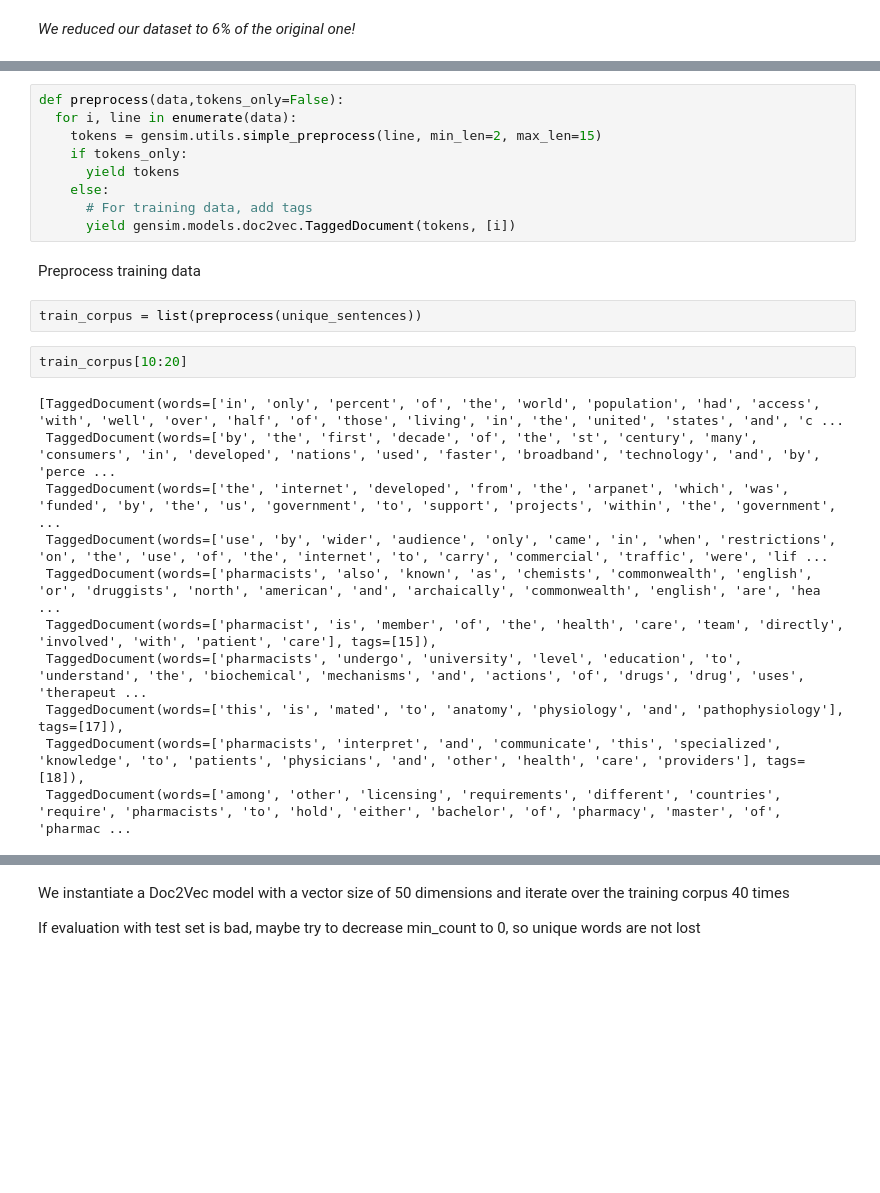
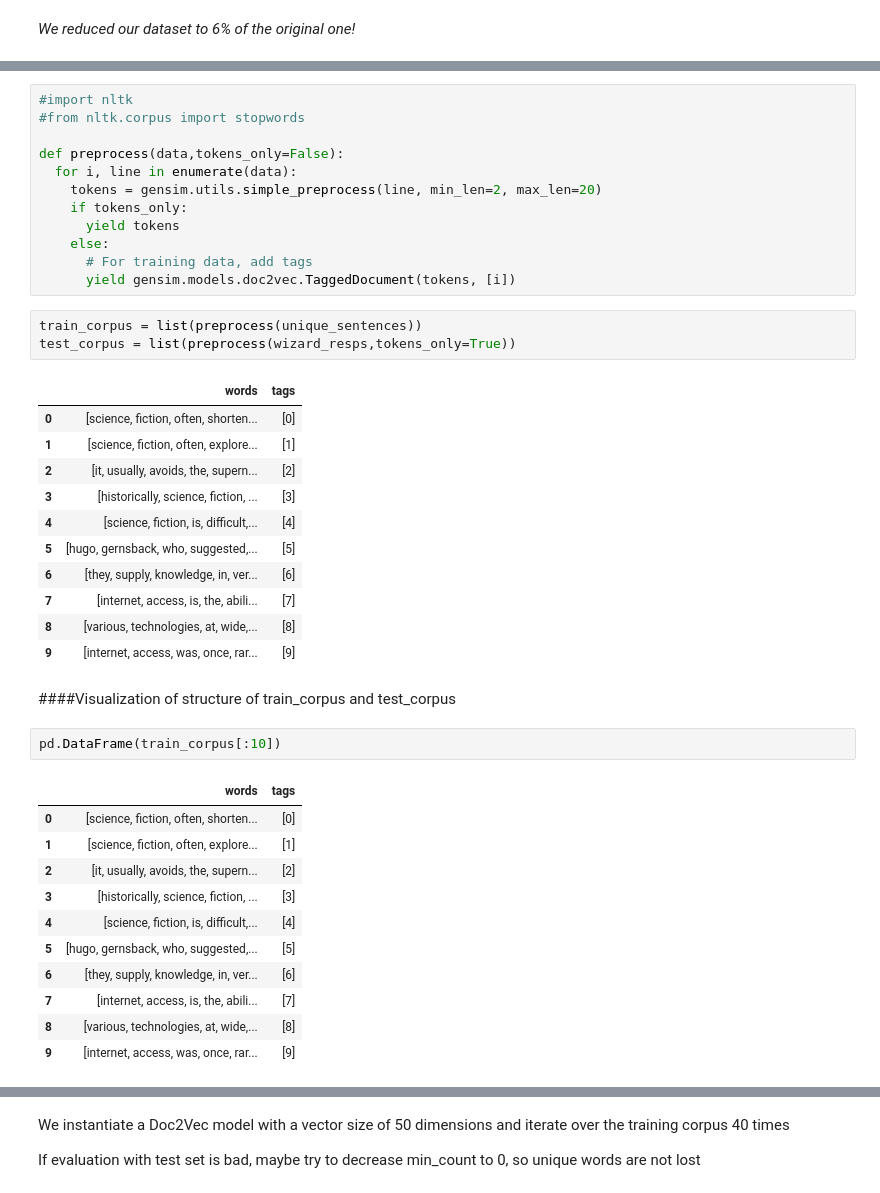
Before and after one commit to adamzki99/nlp-zlatan, a Jupyter notebook: nlp_zlatan.ipynb, the cells around one changed output, grey strips where cells are left out. Cells and saved outputs as stored; diff of their text form; blank space fills up the shorter version.

Commit message:
Cleaned up structure but evaluation method doesn't work

```diff
--- a/nlp_zlatan.ipynb
+++ b/nlp_zlatan.ipynb
@@ -383,26 +370,43 @@ Let's define a function for preprocessing our data
 # %%
+#import nltk
+#from nltk.corpus import stopwords
+
 def preprocess(data,tokens_only=False):
   for i, line in enumerate(data):
-    tokens = gensim.utils.simple_preprocess(line, min_len=2, max_len=15)
+    tokens = gensim.utils.simple_preprocess(line, min_len=2, max_len=20)
     if tokens_only:
       yield tokens
     else:
       # For training data, add tags
       yield gensim.models.doc2vec.TaggedDocument(tokens, [i])
-# %% [markdown]
-Preprocess training data
 # %%
 train_corpus = list(preprocess(unique_sentences))
+test_corpus = list(preprocess(wizard_resps,tokens_only=True))
+# %% [output]
+|  | words | tags |
+| 0 | [science, fiction, often, shorten... | [0] |
+| 1 | [science, fiction, often, explore... | [1] |
+| 2 | [it, usually, avoids, the, supern... | [2] |
+| 3 | [historically, science, fiction, ... | [3] |
+| 4 | [science, fiction, is, difficult,... | [4] |
+| 5 | [hugo, gernsback, who, suggested,... | [5] |
+| 6 | [they, supply, knowledge, in, ver... | [6] |
+| 7 | [internet, access, is, the, abili... | [7] |
+| 8 | [various, technologies, at, wide,... | [8] |
+| 9 | [internet, access, was, once, rar... | [9] |
-# %%
-train_corpus[10:20]
-# %% [output]
-[TaggedDocument(words=['in', 'only', 'percent', 'of', 'the', 'world', 'population', 'had', 'access', 'with', 'well', 'over', 'half', 'of', 'those', 'living', 'in', 'the', 'united', 'states', 'and', 'c ...
- TaggedDocument(words=['by', 'the', 'first', 'decade', 'of', 'the', 'st', 'century', 'many', 'consumers', 'in', 'developed', 'nations', 'used', 'faster', 'broadband', 'technology', 'and', 'by', 'perce ...
- TaggedDocument(words=['the', 'internet', 'developed', 'from', 'the', 'arpanet', 'which', 'was', 'funded', 'by', 'the', 'us', 'government', 'to', 'support', 'projects', 'within', 'the', 'government',  ...
- TaggedDocument(words=['use', 'by', 'wider', 'audience', 'only', 'came', 'in', 'when', 'restrictions', 'on', 'the', 'use', 'of', 'the', 'internet', 'to', 'carry', 'commercial', 'traffic', 'were', 'lif ...
- TaggedDocument(words=['pharmacists', 'also', 'known', 'as', 'chemists', 'commonwealth', 'english', 'or', 'druggists', 'north', 'american', 'and', 'archaically', 'commonwealth', 'english', 'are', 'hea ...
- TaggedDocument(words=['pharmacist', 'is', 'member', 'of', 'the', 'health', 'care', 'team', 'directly', 'involved', 'with', 'patient', 'care'], tags=[15]),
- TaggedDocument(words=['pharmacists', 'undergo', 'university', 'level', 'education', 'to', 'understand', 'the', 'biochemical', 'mechanisms', 'and', 'actions', 'of', 'drugs', 'drug', 'uses', 'therapeut ...
- TaggedDocument(words=['this', 'is', 'mated', 'to', 'anatomy', 'physiology', 'and', 'pathophysiology'], tags=[17]),
- TaggedDocument(words=['pharmacists', 'interpret', 'and', 'communicate', 'this', 'specialized', 'knowledge', 'to', 'patients', 'physicians', 'and', 'other', 'health', 'care', 'providers'], tags=[18]),
- TaggedDocument(words=['among', 'other', 'licensing', 'requirements', 'different', 'countries', 'require', 'pharmacists', 'to', 'hold', 'either', 'bachelor', 'of', 'pharmacy', 'master', 'of', 'pharmac ...
+# %% [markdown]
+####Visualization of structure of train_corpus and test_corpus
+# %%
+pd.DataFrame(train_corpus[:10])
+# %% [output]
+|  | words | tags |
+| 0 | [science, fiction, often, shorten... | [0] |
+| 1 | [science, fiction, often, explore... | [1] |
+| 2 | [it, usually, avoids, the, supern... | [2] |
+| 3 | [historically, science, fiction, ... | [3] |
+| 4 | [science, fiction, is, difficult,... | [4] |
+| 5 | [hugo, gernsback, who, suggested,... | [5] |
+| 6 | [they, supply, knowledge, in, ver... | [6] |
+| 7 | [internet, access, is, the, abili... | [7] |
+| 8 | [various, technologies, at, wide,... | [8] |
+| 9 | [internet, access, was, once, rar... | [9] |
```
Also changed, not shown: parts of 93 cells of this notebook.
